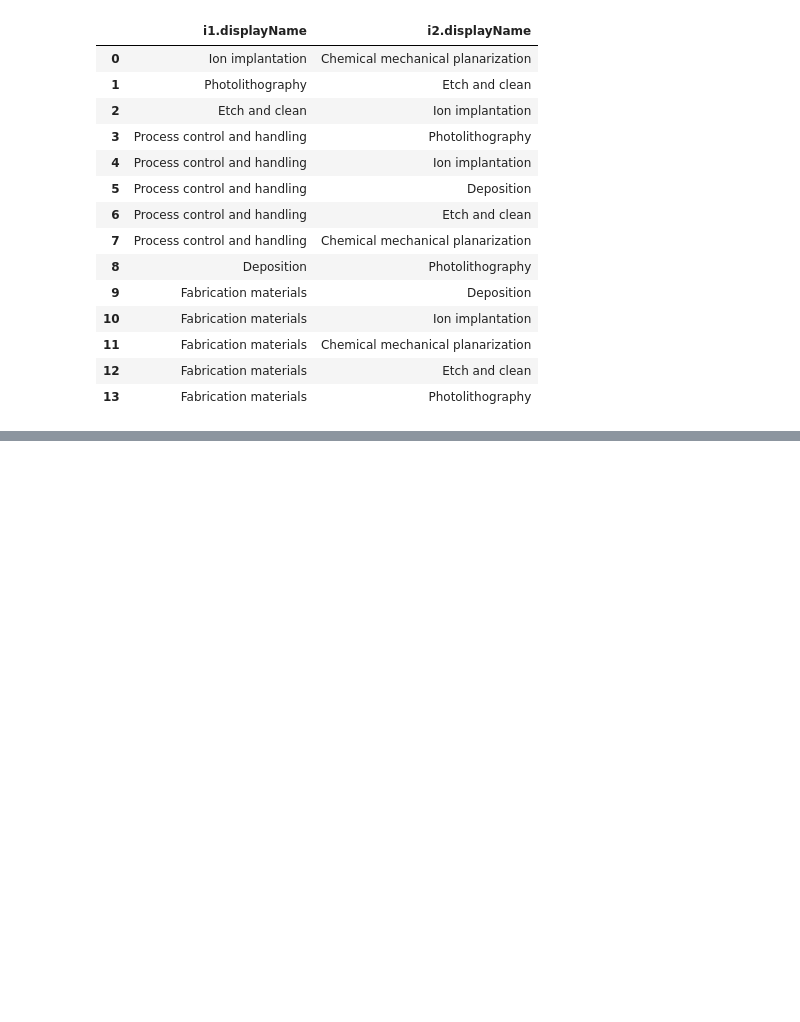
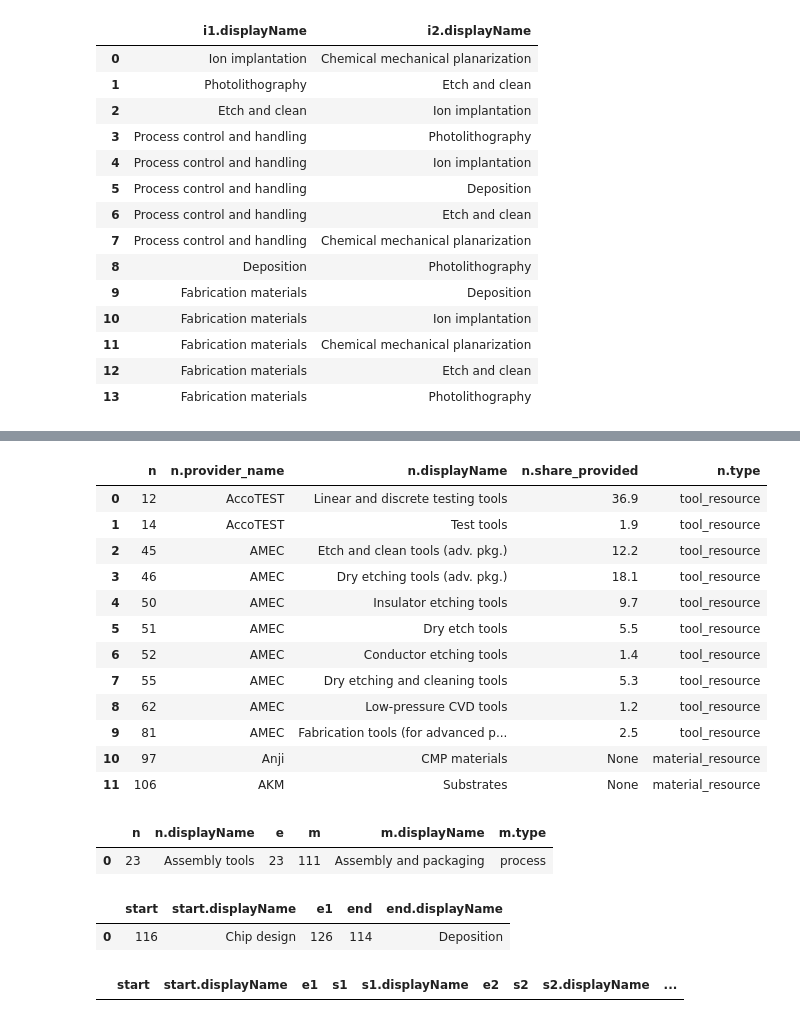
Before and after one commit to turing-db/turingdb-examples, a Jupyter notebook: examples/notebooks/public_version/supply_chain_eto-chip-explorer.ipynb, the cells around one changed output, grey strips where cells are left out. Saved outputs shown, nothing was run; the diff lists cells and outputs as text; code cells hidden in the pictures; blank space fills up the shorter version.

Commit message:
Add some queries and LLM test

```diff
--- a/examples/notebooks/public_version/supply_chain_eto-chip-explorer.ipynb
+++ b/examples/notebooks/public_version/supply_chain_eto-chip-explorer.ipynb
@@ -681,0 +847,46 @@ df_sequence[df_sequence["type_link"] == "goes_into"]
+# %%
+# Find all Chinese providers and what they supply
+command = """
+MATCH (n{provider_country:"CHN"}) RETURN n, n.provider_name, n.displayName, n.share_provided, n.type
+"""
+client.query(command)
+# %% [output]
+|  | n | n.provider_name | n.displayName | n.share_provided | n.type |
+| 0 | 12 | AccoTEST | Linear and discrete testing tools | 36.9 | tool_resource |
+| 1 | 14 | AccoTEST | Test tools | 1.9 | tool_resource |
+| 2 | 45 | AMEC | Etch and clean tools (adv. pkg.) | 12.2 | tool_resource |
+| 3 | 46 | AMEC | Dry etching tools (adv. pkg.) | 18.1 | tool_resource |
+| 4 | 50 | AMEC | Insulator etching tools | 9.7 | tool_resource |
+| 5 | 51 | AMEC | Dry etch tools | 5.5 | tool_resource |
+| 6 | 52 | AMEC | Conductor etching tools | 1.4 | tool_resource |
+| 7 | 55 | AMEC | Dry etching and cleaning tools | 5.3 | tool_resource |
+| 8 | 62 | AMEC | Low-pressure CVD tools | 1.2 | tool_resource |
+| 9 | 81 | AMEC | Fabrication tools (for advanced p... | 2.5 | tool_resource |
+| 10 | 97 | Anji | CMP materials | None | material_resource |
+| 11 | 106 | AKM | Substrates | None | material_resource |
+# %%
+# Find assembly tools and their connections
+command = """
+MATCH (n:Tool_Resource{displayName:"Assembly tools"})-[e]-(m) RETURN n, n.displayName, e, m, m.displayName, m.type
+"""
+client.query(command)
+# %% [output]
+|  | n | n.displayName | e | m | m.displayName | m.type |
+| 0 | 23 | Assembly tools | 23 | 111 | Assembly and packaging | process |
+# %%
+# Find complete path from design to finished chip (2 hops)
+command = """
+MATCH (start:Process {displayName:"Chip design"})-[e1]-(end) RETURN start, start.displayName, e1, end, end.displayName
+"""
+client.query(command)
+# %% [output]
+|  | start | start.displayName | e1 | end | end.displayName |
+| 0 | 116 | Chip design | 126 | 114 | Deposition |
+# %%
+# Find complete path from design to finished chip (3 hops)
+command = """
+MATCH (start:Process{displayName:"Memory chip design"})-[e1]-(s1)-[e2]-(s2)-[e3]-(end) RETURN start, start.displayName, e1, s1, s1.displayName, e2, s2, s2.displayName, e3, end, end.displayName
+"""
+client.query(command)
+# %% [output]
+|  | start | start.displayName | e1 | s1 | s1.displayName | e2 | s2 | s2.displayName | ... |
```
Also changed, not shown: parts of 37 cells of this notebook.
